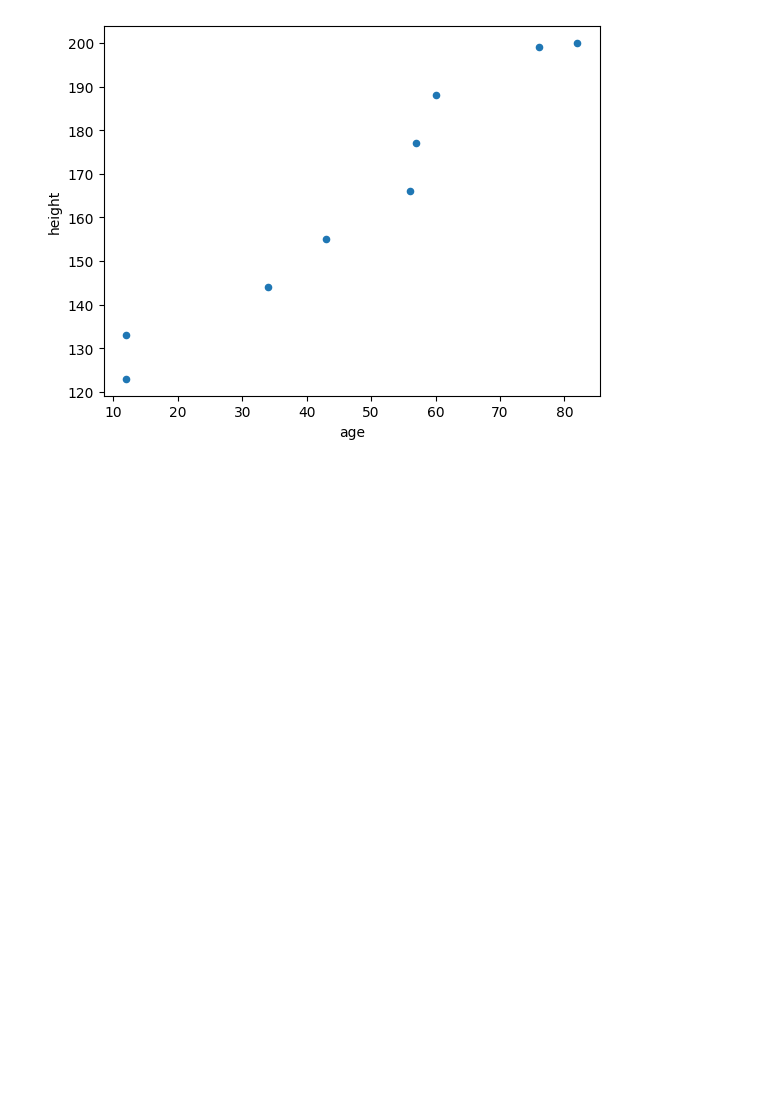
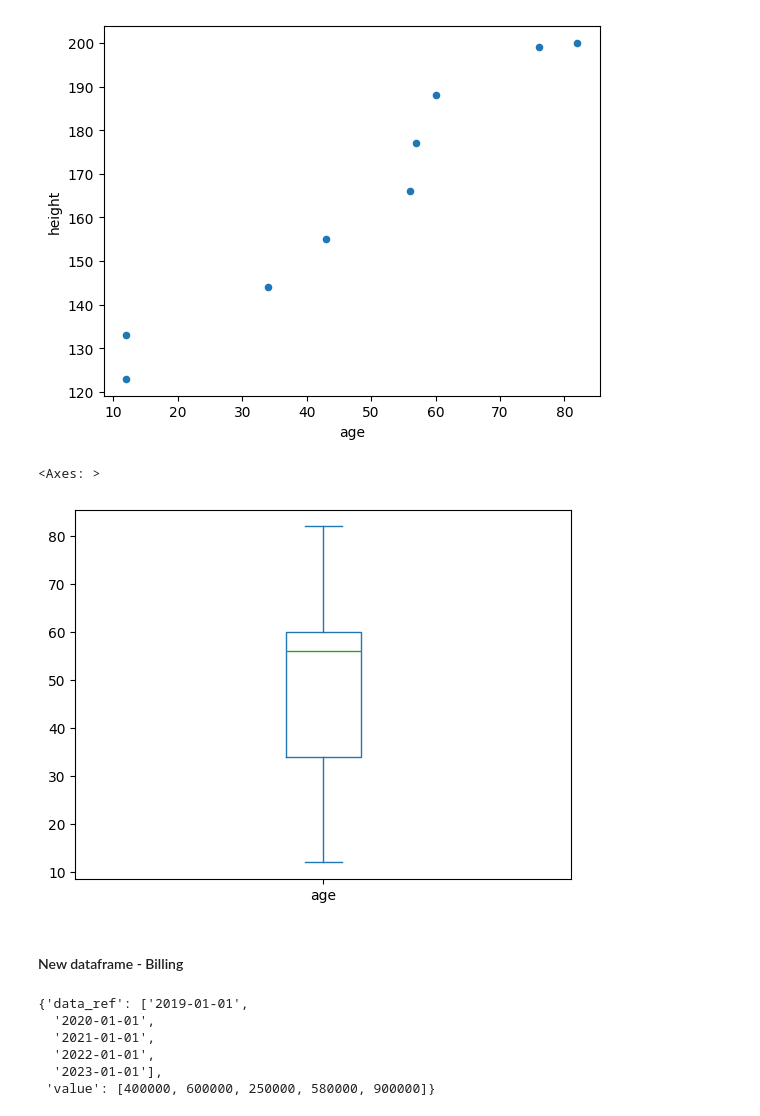
Before and after one commit to imnotannamaria/ia_statistics_for_devs, a Jupyter notebook: estatistica_devs.ipynb, the cells around one changed output. Drawn from its saved outputs; the diff is of its cells as text; code cells hidden in the pictures; blank space fills up the shorter version.

Commit message:
Dealing with Graphic - Box plot + New dataframe

```diff
--- a/estatistica_devs.ipynb
+++ b/estatistica_devs.ipynb
@@ -186,3 +186,11 @@ df_metrics.plot.scatter(x='age', y='height')
 # %% [output]
 <Axes: xlabel='age', ylabel='height'>
 [figure]
+# %%
+# Box plot graph
+df_metrics.age.plot.box()
+# %% [output]
+<Axes: >
+[figure, added]
+# %% [markdown]
+#### New dataframe - Billing
@@ -188,0 +202,9 @@ df_metrics.plot.scatter(x='age', y='height')
+# %%
+dict_billi
+# %% [output]
+{'data_ref': ['2019-01-01',
+  '2020-01-01',
+  '2021-01-01',
+  '2022-01-01',
+  '2023-01-01'],
+ 'value': [400000, 600000, 250000, 580000, 900000]}
```
Also changed, not shown: parts of 7 cells of this notebook.
